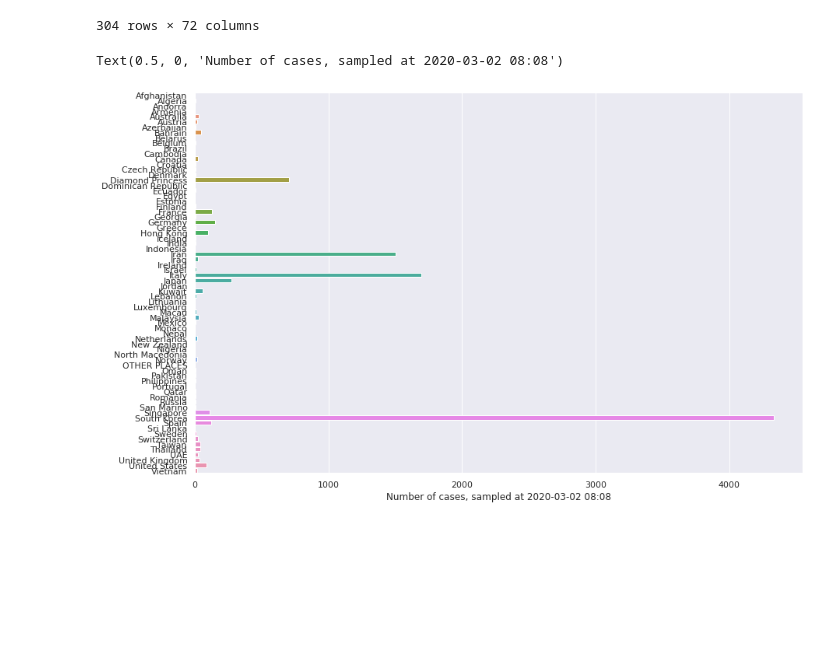
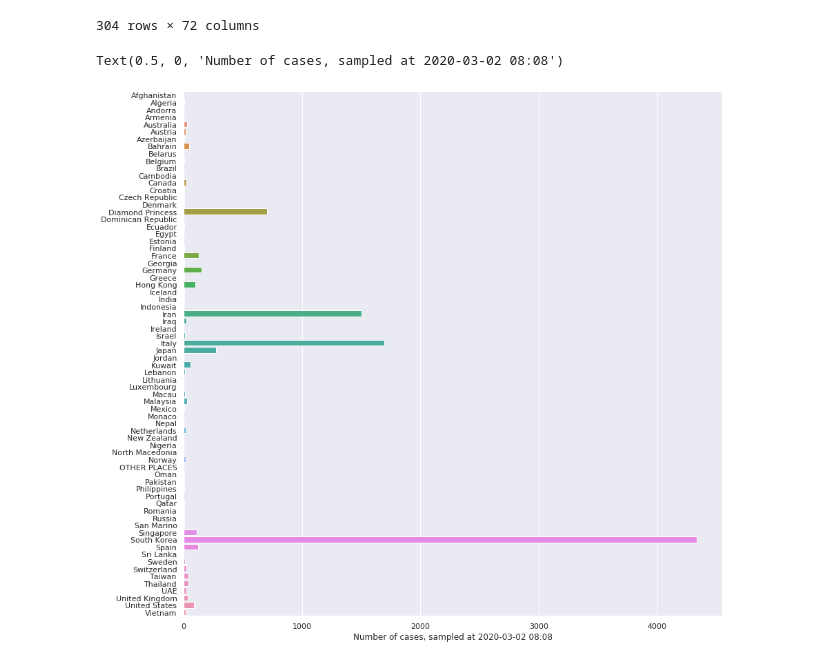
Before and after one commit to alext234/coronavirus-stats, a Jupyter notebook: bnonews-stats.ipynb, the cells around one changed output. Saved outputs shown, nothing was run; the diff lists cells and outputs as text; code cells hidden in the pictures; blank space fills up the shorter version.

```diff
--- a/bnonews-stats.ipynb
+++ b/bnonews-stats.ipynb
@@ -140,14 +140,14 @@ df.to_csv(csv_file, index=True)
 # %%
 import seaborn as sns
 
 series = df.iloc[-1]
 
-sns.set(rc={'figure.figsize':(14,9)})
+sns.set(rc={'figure.figsize':(14,14)})
 ax = sns.barplot(y=series.index, x=series)
 ax.set_xlabel('Number of cases, sampled at '+series.name)
 # %% [output]
 Text(0.5, 0, 'Number of cases, sampled at 2020-03-02 08:08')
-[figure, old version]
+[figure, new version]
 # %%
 png_file='images/bnonews-international.png'
 fig = ax.get_figure()
```
Also changed, not shown: 1 other file.
